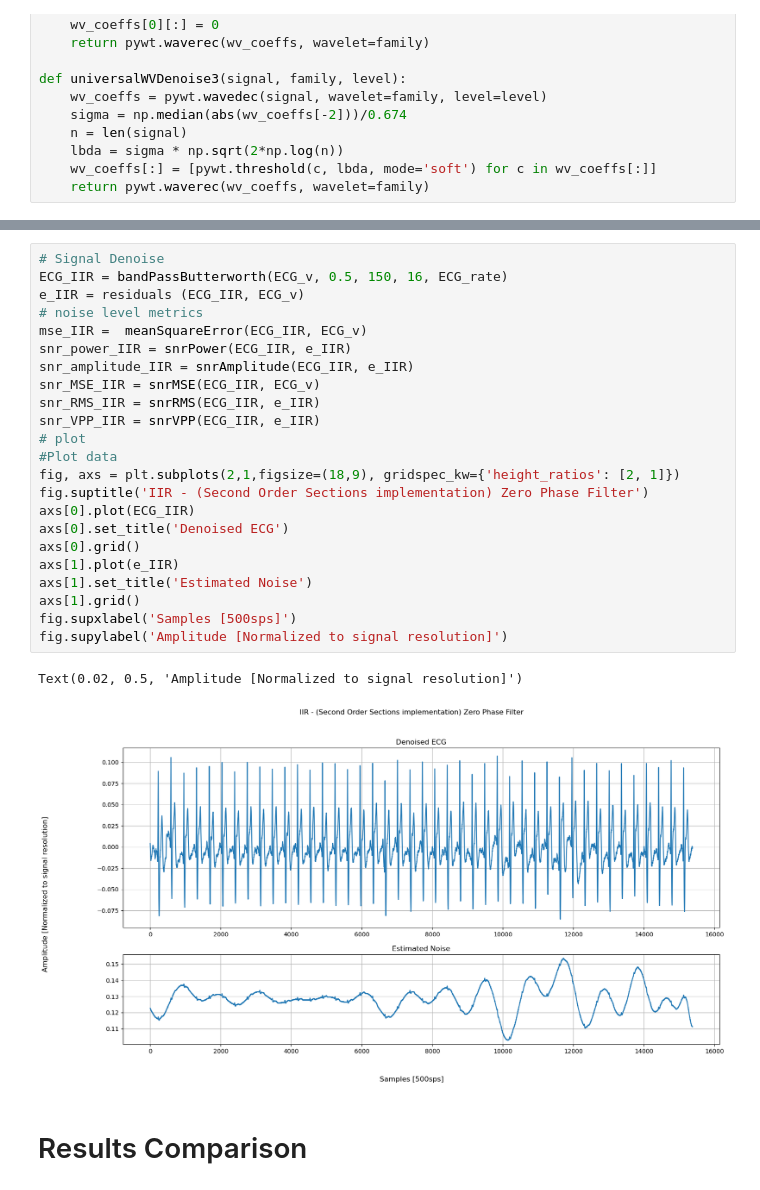
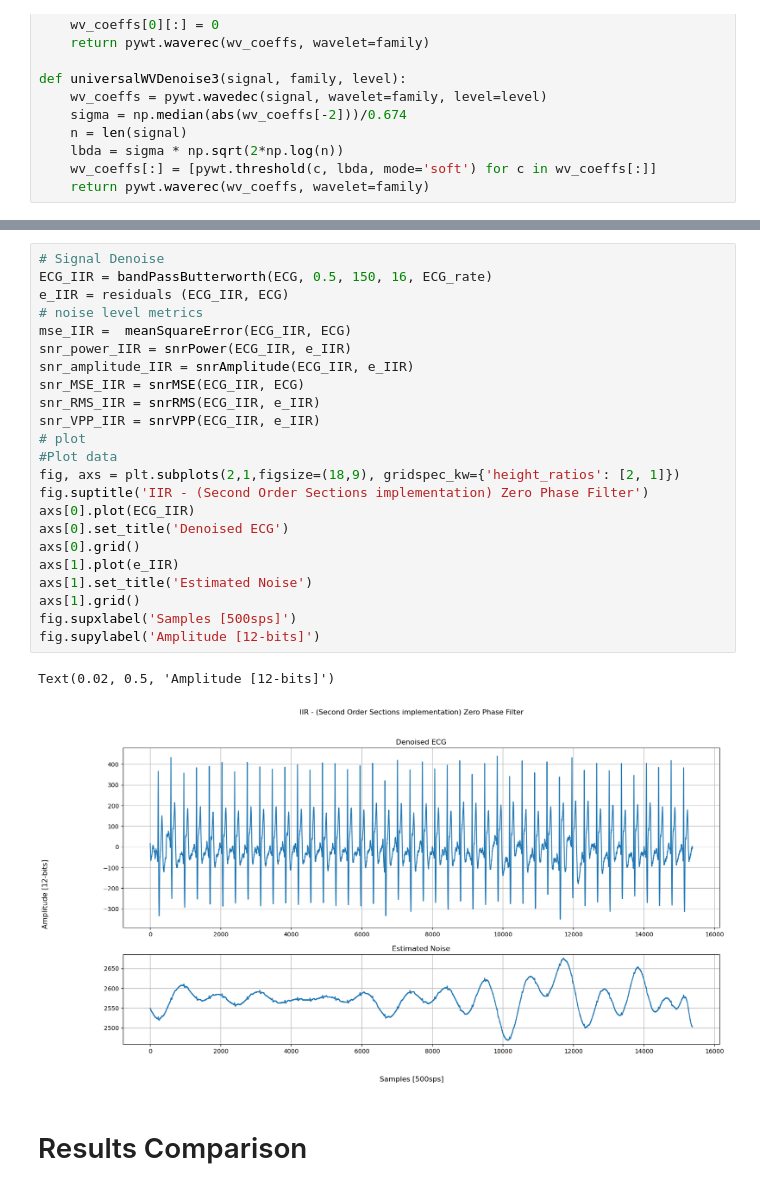
Before and after one commit to DanielProanoGuevara/Multimodal_SQA, a Jupyter notebook: Wavelet_denoising.ipynb, the cells around one changed output, grey strips where cells are left out. Drawn from its saved outputs; the diff is of its cells as text.

```diff
--- a/Wavelet_denoising.ipynb
+++ b/Wavelet_denoising.ipynb
@@ -324,29 +457,29 @@ Text(0.02, 0.5, 'Amplitude [Normalized to signal resolution]')
 # %%
 # Signal Denoise
-ECG_IIR = bandPassButterworth(ECG_v, 0.5, 150, 16, ECG_rate)
-e_IIR = residuals (ECG_IIR, ECG_v)
+ECG_IIR = bandPassButterworth(ECG, 0.5, 150, 16, ECG_rate)
+e_IIR = residuals (ECG_IIR, ECG)
 # noise level metrics
-mse_IIR =  meanSquareError(ECG_IIR, ECG_v)
+mse_IIR =  meanSquareError(ECG_IIR, ECG)
 snr_power_IIR = snrPower(ECG_IIR, e_IIR)
 snr_amplitude_IIR = snrAmplitude(ECG_IIR, e_IIR)
-snr_MSE_IIR = snrMSE(ECG_IIR, ECG_v)
+snr_MSE_IIR = snrMSE(ECG_IIR, ECG)
 snr_RMS_IIR = snrRMS(ECG_IIR, e_IIR)
 snr_VPP_IIR = snrVPP(ECG_IIR, e_IIR)
 # plot
 #Plot data
 fig, axs = plt.subplots(2,1,figsize=(18,9), gridspec_kw={'height_ratios': [2, 1]})
 fig.suptitle('IIR - (Second Order Sections implementation) Zero Phase Filter')
 axs[0].plot(ECG_IIR)
 axs[0].set_title('Denoised ECG')
 axs[0].grid()
 axs[1].plot(e_IIR)
 axs[1].set_title('Estimated Noise')
 axs[1].grid()
 fig.supxlabel('Samples [500sps]')
-fig.supylabel('Amplitude [Normalized to signal resolution]')
+fig.supylabel('Amplitude [12-bits]')
 # %% [output]
-Text(0.02, 0.5, 'Amplitude [Normalized to signal resolution]')
+Text(0.02, 0.5, 'Amplitude [12-bits]')
-[figure, old version]
+[figure, new version]
 # %% [markdown]
 # Results Comparison
 # %%
```
Also changed, not shown: parts of 24 cells of this notebook.
